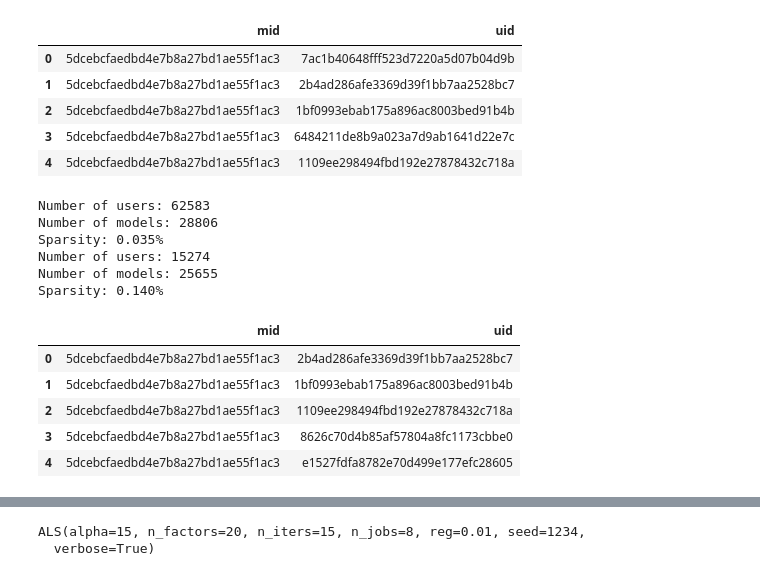
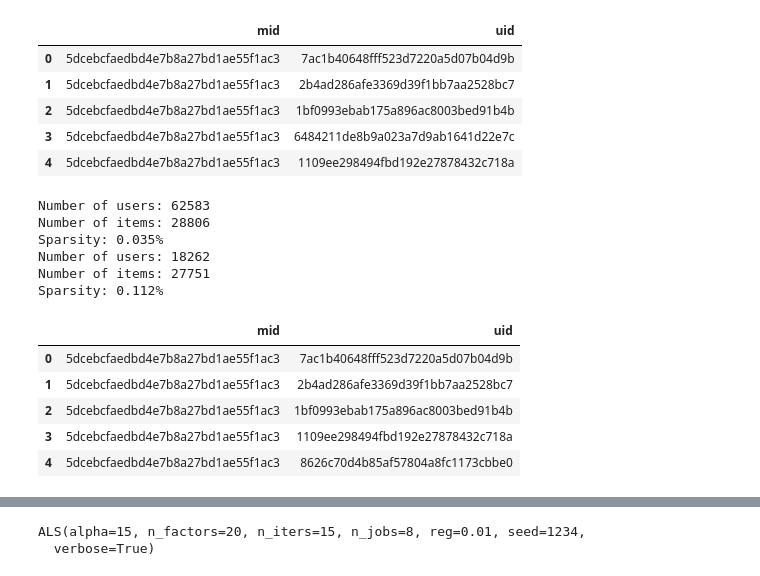
Before and after one commit to ethen8181/programming, a Jupyter notebook: recommendation/implicit_feedback/ethan implicit.ipynb, the cells around one changed output, grey strips where cells are left out. Cells and saved outputs as stored; diff of their text form; code cells hidden in the pictures.

```diff
--- a/recommendation/implicit_feedback/ethan implicit.ipynb
+++ b/recommendation/implicit_feedback/ethan implicit.ipynb
@@ -57,12 +60,27 @@ dimension:  (632677, 2)
 | 3 | 5dcebcfaedbd4e7b8a27bd1ae55f1ac3 | 6484211de8b9a023a7d9ab1641d22e7c |
 | 4 | 5dcebcfaedbd4e7b8a27bd1ae55f1ac3 | 1109ee298494fbd192e27878432c718a |
 # %%
-def print_data_info(data):
-    """prints number of unique users, items and sparsity"""
-    n_users  = data['uid'].unique().shape[0]
-    n_items  = data['mid'].unique().shape[0]
+def print_data_info(data, users_col, items_col):
+    """
+    prints number of unique users, items and sparsity,
+    where sparsity simply means the number of interactions in
+    the user-item matrix
+
+    Parameters
+    ----------
+    data : DataFrame
+        explicit/implict rating data
+
+    users_col : str
+        user column name
+
+    items_col : str
+        item column name
+    """
+    n_users = data[users_col].unique().shape[0]
+    n_items = data[items_col].unique().shape[0]
     sparsity = data.shape[0] / (n_users * n_items) * 100
     print('Number of users: {}'.format(n_users))
-    print('Number of models: {}'.format(n_items))
+    print('Number of items: {}'.format(n_items))
     print('Sparsity: {:4.3f}%'.format(sparsity))
 # %%
@@ -96,20 +126,29 @@ def remove_sparsity(data, min_mid = 5, min_uid = 5):
-# %%
-min_uid, min_mid = 5, 5
-df = remove_sparsity(df, min_mid, min_uid)
-df.head()
-# %% [output]
-Number of users: 62583
-Number of models: 28806
-Sparsity: 0.035%
-Number of users: 15274
-Number of models: 25655
-Sparsity: 0.140%
-|  | mid | uid |
-| 0 | 5dcebcfaedbd4e7b8a27bd1ae55f1ac3 | 2b4ad286afe3369d39f1bb7aa2528bc7 |
-| 1 | 5dcebcfaedbd4e7b8a27bd1ae55f1ac3 | 1bf0993ebab175a896ac8003bed91b4b |
-| 2 | 5dcebcfaedbd4e7b8a27bd1ae55f1ac3 | 1109ee298494fbd192e27878432c718a |
-| 3 | 5dcebcfaedbd4e7b8a27bd1ae55f1ac3 | 8626c70d4b85af57804a8fc1173cbbe0 |
-| 4 | 5dcebcfaedbd4e7b8a27bd1ae55f1ac3 | e1527fdfa8782e70d499e177efc28605 |
+# %%
+users_col = 'uid'
+items_col = 'mid'
+users_threshold = 3
+items_threshold = 3
+df, removed_users, removed_items = remove_sparsity(
+    df,
+    users_col,
+    items_col,
+    users_threshold,
+    items_threshold
+)
+df.head()
+# %% [output]
+Number of users: 62583
+Number of items: 28806
+Sparsity: 0.035%
+Number of users: 18262
+Number of items: 27751
+Sparsity: 0.112%
+|  | mid | uid |
+| 0 | 5dcebcfaedbd4e7b8a27bd1ae55f1ac3 | 7ac1b40648fff523d7220a5d07b04d9b |
+| 1 | 5dcebcfaedbd4e7b8a27bd1ae55f1ac3 | 2b4ad286afe3369d39f1bb7aa2528bc7 |
+| 2 | 5dcebcfaedbd4e7b8a27bd1ae55f1ac3 | 1bf0993ebab175a896ac8003bed91b4b |
+| 3 | 5dcebcfaedbd4e7b8a27bd1ae55f1ac3 | 1109ee298494fbd192e27878432c718a |
+| 4 | 5dcebcfaedbd4e7b8a27bd1ae55f1ac3 | 8626c70d4b85af57804a8fc1173cbbe0 |
 # %%
 ratings = csr_matrix( ( np.ones(df.shape[0]),
                       ( df['uid'].cat.codes, df['mid'].cat.codes ) ) )
```
Also changed, not shown: parts of 11 cells of this notebook, 3 other files.
